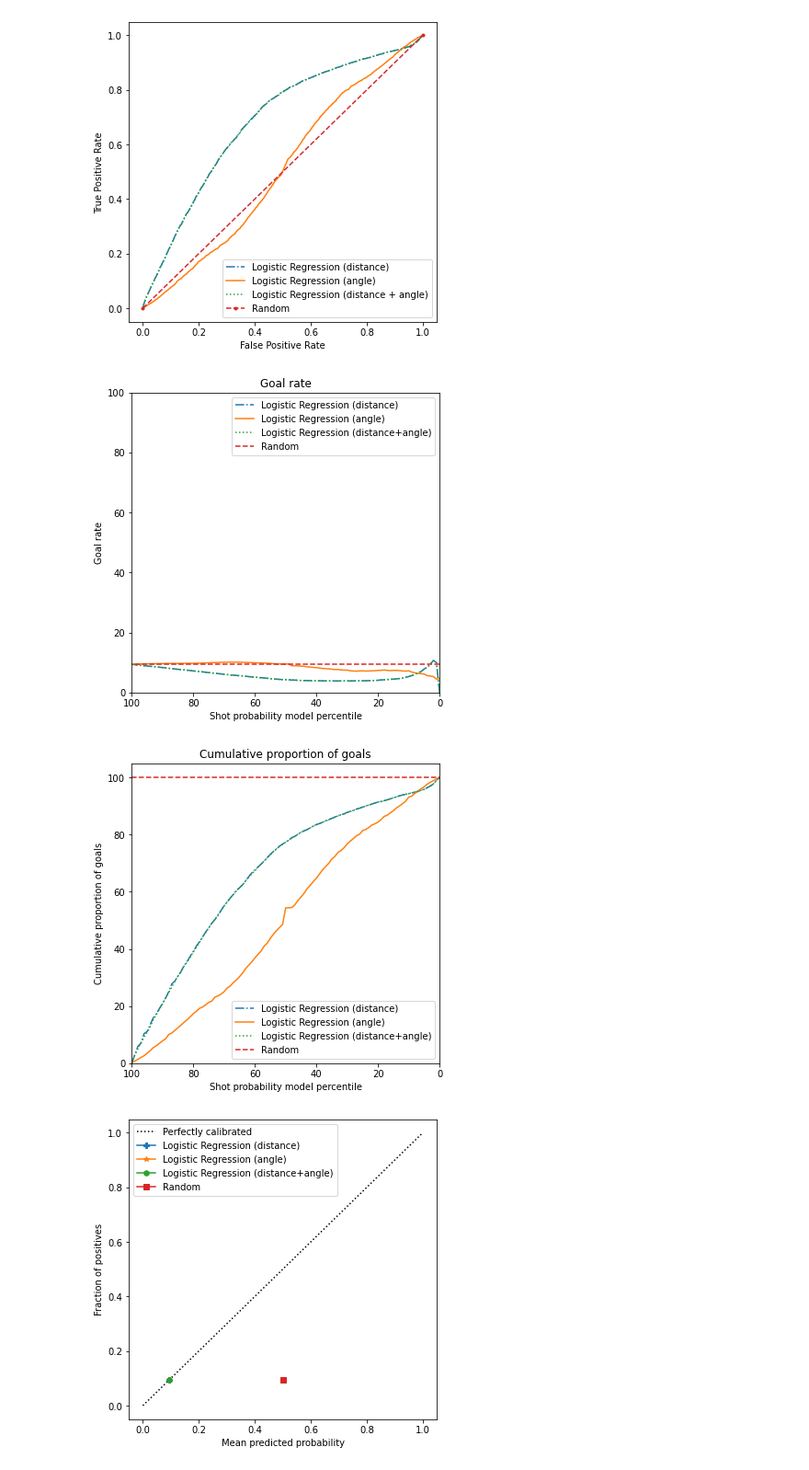
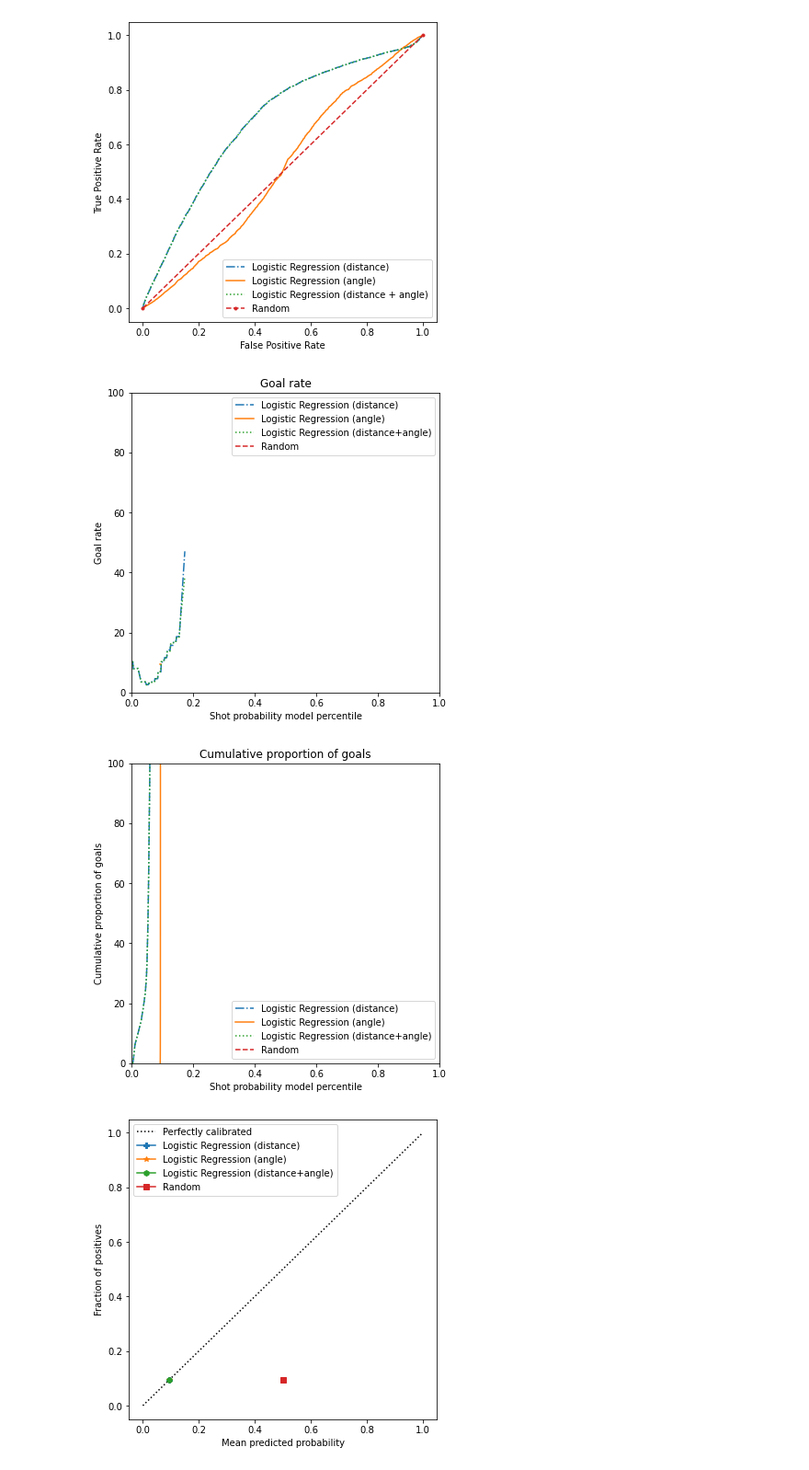
Before and after one commit to sorinmuchi/IFT6758, a Jupyter notebook: notebooks/3-BaselineModels.ipynb, the cells around one changed output. Shown at 92% size. Saved outputs shown, nothing was run; the diff lists cells and outputs as text; code cells hidden in the pictures.

Commit message:
fix figures

```diff
--- a/notebooks/3-BaselineModels.ipynb
+++ b/notebooks/3-BaselineModels.ipynb
@@ -199,17 +199,19 @@ def compute_goal_rate_per_percentile(probs, y):
 
     for i in range(0, 101):
         percentile = np.percentile(probs, i)
+        r_percentile = round(percentile, 2)
         goals = 0
         no_goals = 0
         for idx, p in enumerate(probs):
-            if p<=percentile:
+#             if p<=percentile:
+            if round(p, 2)==r_percentile:
                 if y[idx]==1:
                     goals+=1
                 else:
                     no_goals+=1
-        rate = goals / (goals + no_goals)
-        percentiles.append(i)
-        rates.append(rate*100)
+        rate = goals *100 / (goals + no_goals)
+        percentiles.append(percentile)
+        rates.append(rate)
     return percentiles, rates
 
 
@@ -229,14 +231,14 @@ plt.xlabel('Shot probability model percentile')
 plt.ylabel('Goal rate')
 plt.legend()
 plt.ylim([0, 100])
-plt.xlim([100, 0])
+plt.xlim([0, 1])
 plt.title('Goal rate')
 
 plt.savefig('../figures/3-goal_rate_percentile_1.png')
 
 plt.show()
 # %% [output]
-[figure, old version]
+[figure, new version]
 # %%
 ### cumulative portion of goals = F(shot probability model percentile) ###
 
@@ -246,43 +248,42 @@ def compute_cumulative_propotion_of_goals_per_percentile(probs, y):
     cum_rate = 0
     total_goals = sum(y)
     cum_goals = 0
-    for i in range(100, -1, -1):
+    for i in range(0, 101):
         percentile = np.percentile(probs, i)
-        goals = 0
         for idx, p in enumerate(probs):
-            if p>=percentile:
+            if p<=percentile:
                 if y[idx]==1:
-                    goals+=1
-        cum_rate = goals / total_goals * 100
-        percentiles.append(i)
+                    cum_goals+=1
+        cum_rate = cum_goals * 100 / total_goals
+        percentiles.append(percentile)
         cum_rates.append(cum_rate)
     return percentiles, cum_rates
 
 
 percentiles1, rates1 = compute_cumulative_propotion_of_goals_per_percentile(lr_probs1, y_val)
 percentiles2, rates2 = compute_cumulative_propotion_of_goals_per_percentile(lr_probs2, y_val)
 percentiles3, rates3 = compute_cumulative_propotion_of_goals_per_percentile(lr_probs3, y_val)
 percentiles4, rates4 = compute_cumulative_propotion_of_goals_per_percentile(random_probs, y_val)
 
 plt.figure(figsize=(6, 6))
 
 plt.plot(percentiles1, rates1, linestyle='-.', label='Logistic Regression (distance)')
 plt.plot(percentiles2, rates2, linestyle='-', label='Logistic Regression (angle)')
 plt.plot(percentiles3, rates3, linestyle=':', label='Logistic Regression (distance+angle)')
 plt.plot(percentiles4, rates4, linestyle='--', label='Random')
 
 plt.xlabel('Shot probability model percentile')
 plt.ylabel('Cumulative proportion of goals')
 plt.legend(loc='lower right')
-plt.ylim([0, 105])
-plt.xlim([100, 0])
+plt.ylim([0, 100])
+plt.xlim([0, 1])
 plt.title('Cumulative proportion of goals')
 
 plt.savefig('../figures/3-goal_rate_percentile_2.png')
 
 plt.show()
 # %% [output]
-[figure, old version]
+[figure, new version]
 # %%
 fig, ax = plt.subplots(figsize=(6, 6))
 
```
Also changed, not shown: parts of 2 cells of this notebook, 3 other files.
